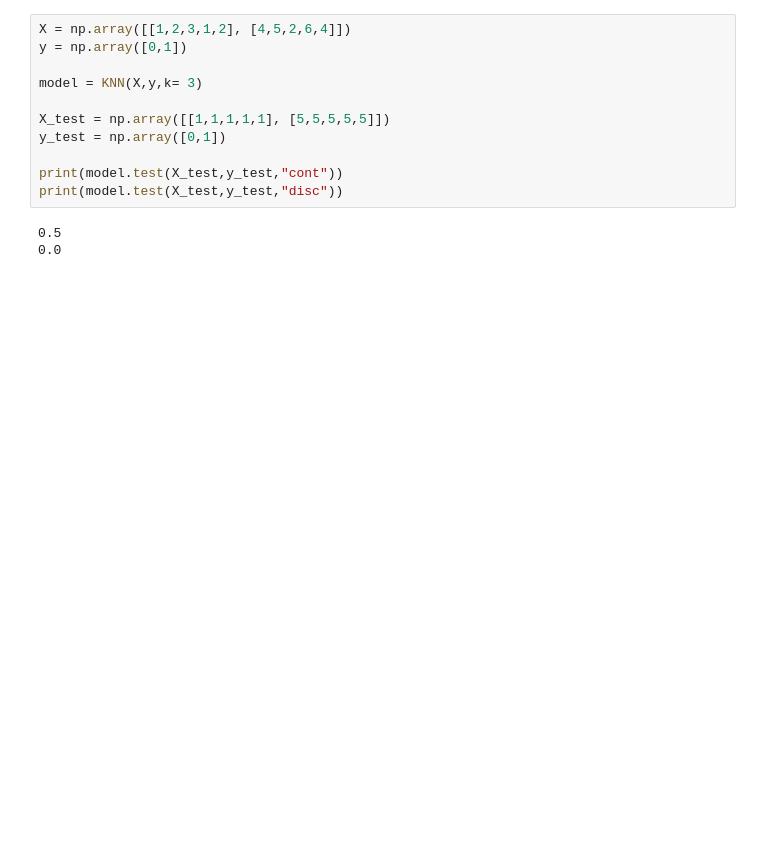
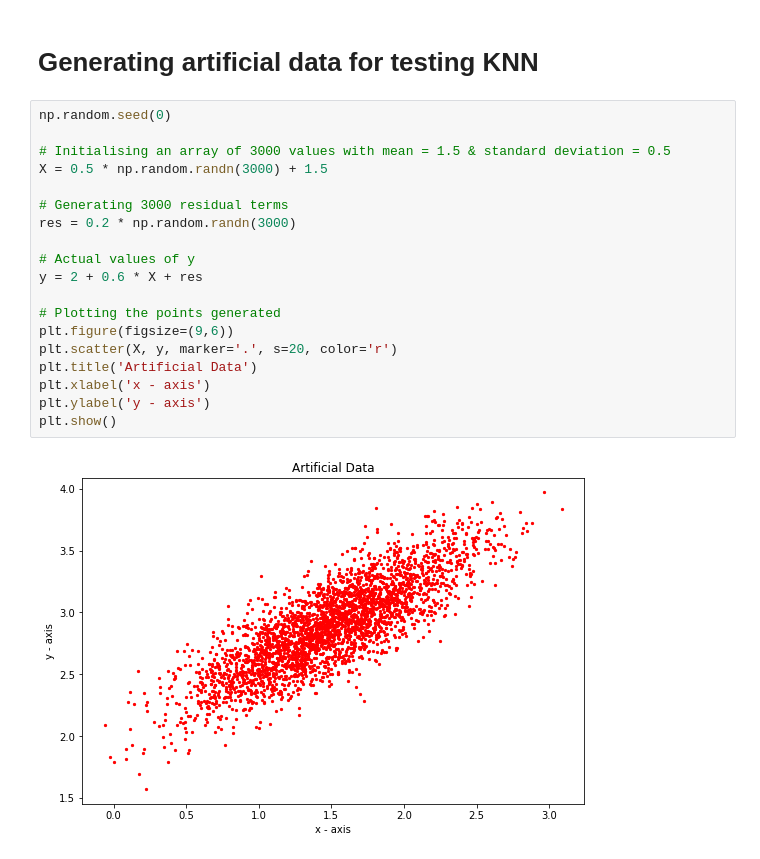
Before and after one commit to namanr17/machine-learning, a Jupyter notebook: kNearestNeighbors.ipynb, the cells around one changed output. Saved outputs shown, nothing was run; the diff lists cells and outputs as text; blank space fills up the shorter version.

```diff
--- a/kNearestNeighbors.ipynb
+++ b/kNearestNeighbors.ipynb
@@ -86,17 +87,26 @@ class KNN:
 
         rmse = (np.dot(pred - y_test, pred - y_test)/len(pred))**0.5
         return rmse
-# %%
-X = np.array([[1,2,3,1,2], [4,5,2,6,4]])
-y = np.array([0,1])
-
-model = KNN(X,y,k= 3)
-
-X_test = np.array([[1,1,1,1,1], [5,5,5,5,5]])
-y_test = np.array([0,1])
-
-print(model.test(X_test,y_test,"cont"))
-print(model.test(X_test,y_test,"disc"))
-# %% [output]
-0.5
-0.0
+# %% [markdown]
+# Generating artificial data for testing KNN
+# %%
+np.random.seed(0)
+
+# Initialising an array of 3000 values with mean = 1.5 & standard deviation = 0.5
+X = 0.5 * np.random.randn(3000) + 1.5
+
+# Generating 3000 residual terms
+res = 0.2 * np.random.randn(3000)
+
+# Actual values of y
+y = 2 + 0.6 * X + res
+
+# Plotting the points generated
+plt.figure(figsize=(9,6))
+plt.scatter(X, y, marker='.', s=20, color='r')
+plt.title('Artificial Data')
+plt.xlabel('x - axis')
+plt.ylabel('y - axis')
+plt.show()
+# %% [output]
+[figure, added]
```
Also changed, not shown: parts of 6 cells of this notebook, 1 other file.
